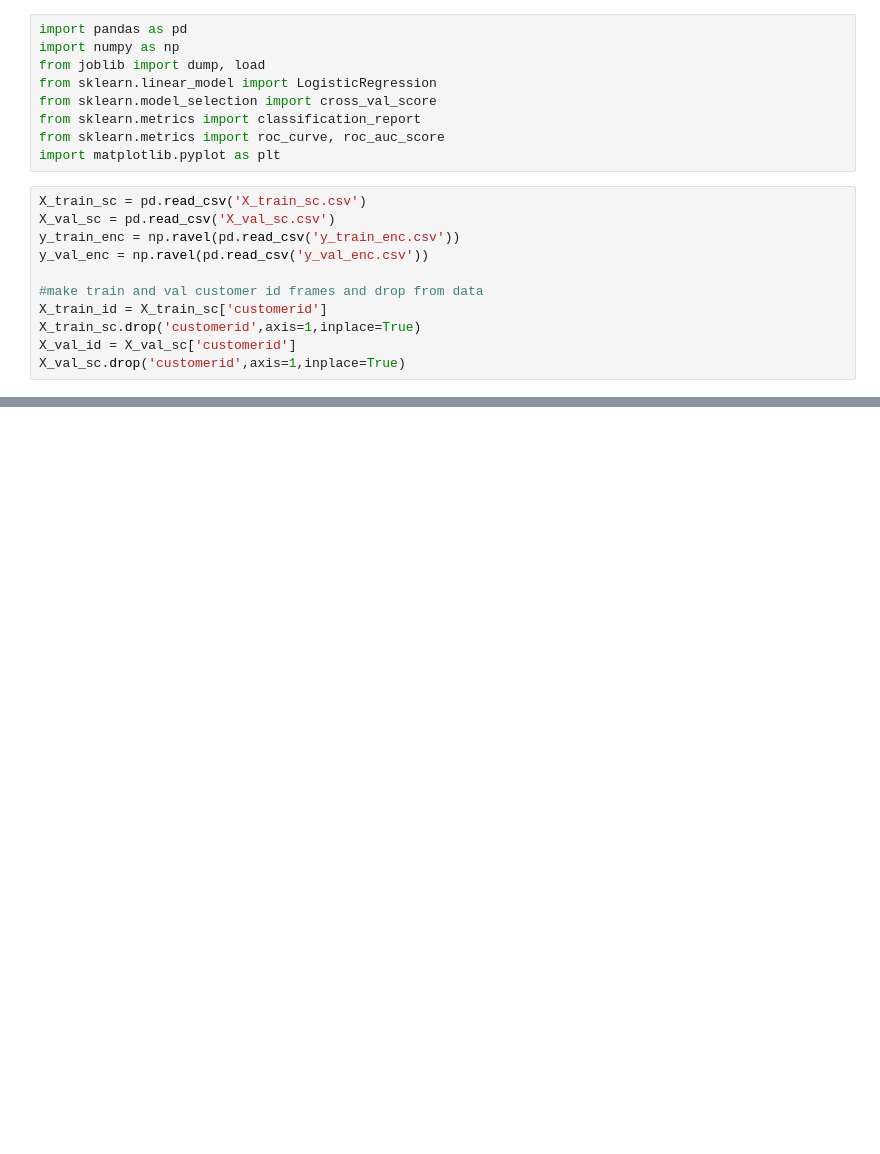
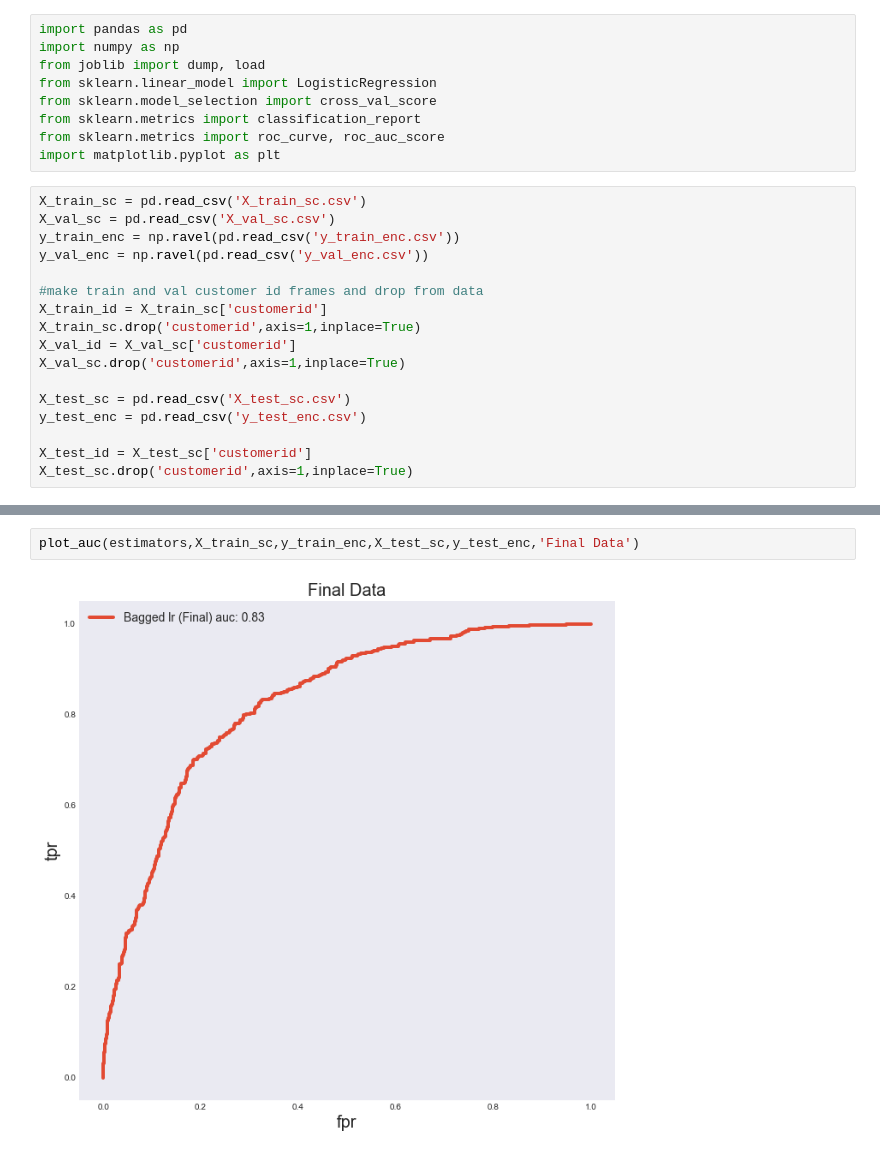
Before and after one commit to GriffinRiner/bsc-phase-three-project, a Jupyter notebook: notebooks/exploratory/Warren/roc_auc.ipynb, the cells around one changed output, grey strips where cells are left out. Cells and saved outputs as stored; diff of their text form; blank space fills up the shorter version.

```diff
--- a/notebooks/exploratory/Warren/roc_auc.ipynb
+++ b/notebooks/exploratory/Warren/roc_auc.ipynb
@@ -18,4 +18,10 @@ X_train_id = X_train_sc['customerid']
 X_train_sc.drop('customerid',axis=1,inplace=True)
 X_val_id = X_val_sc['customerid']
 X_val_sc.drop('customerid',axis=1,inplace=True)
+
+X_test_sc = pd.read_csv('X_test_sc.csv')
+y_test_enc = pd.read_csv('y_test_enc.csv')
+
+X_test_id = X_test_sc['customerid']
+X_test_sc.drop('customerid',axis=1,inplace=True)
 # %%
@@ -101,0 +120,4 @@ plot_auc(estimators,X_train_sc,y_train_enc,X_val_sc,y_val_enc)
+# %%
+plot_auc(estimators,X_train_sc,y_train_enc,X_test_sc,y_test_enc,'Final Data')
+# %% [output]
+[figure, added]
```
Also changed, not shown: parts of 6 cells of this notebook, 17 other files.
